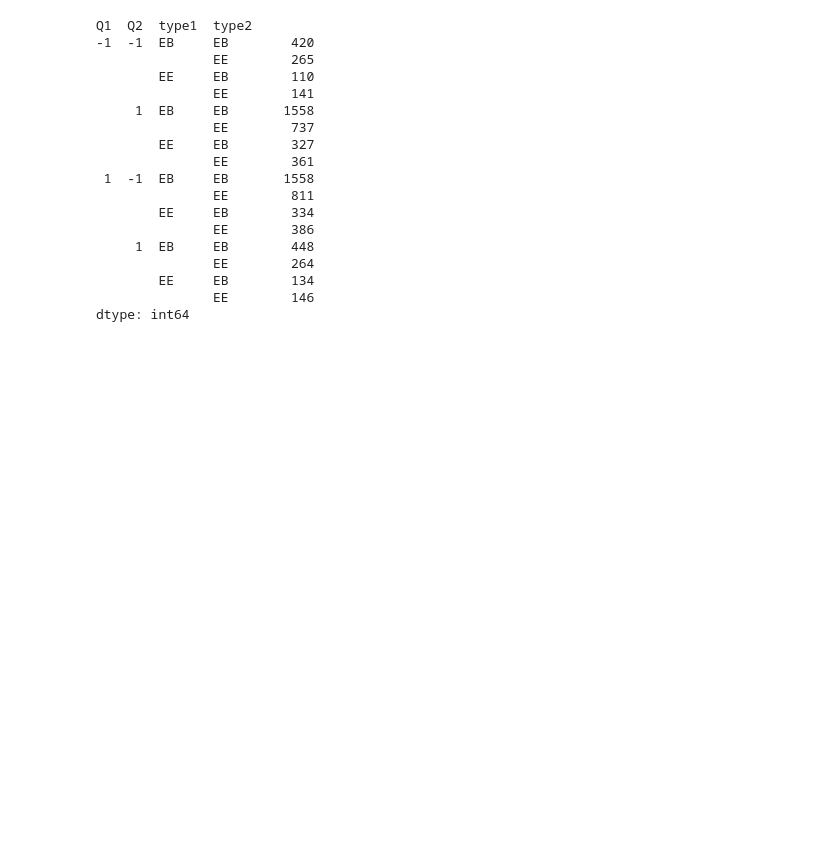
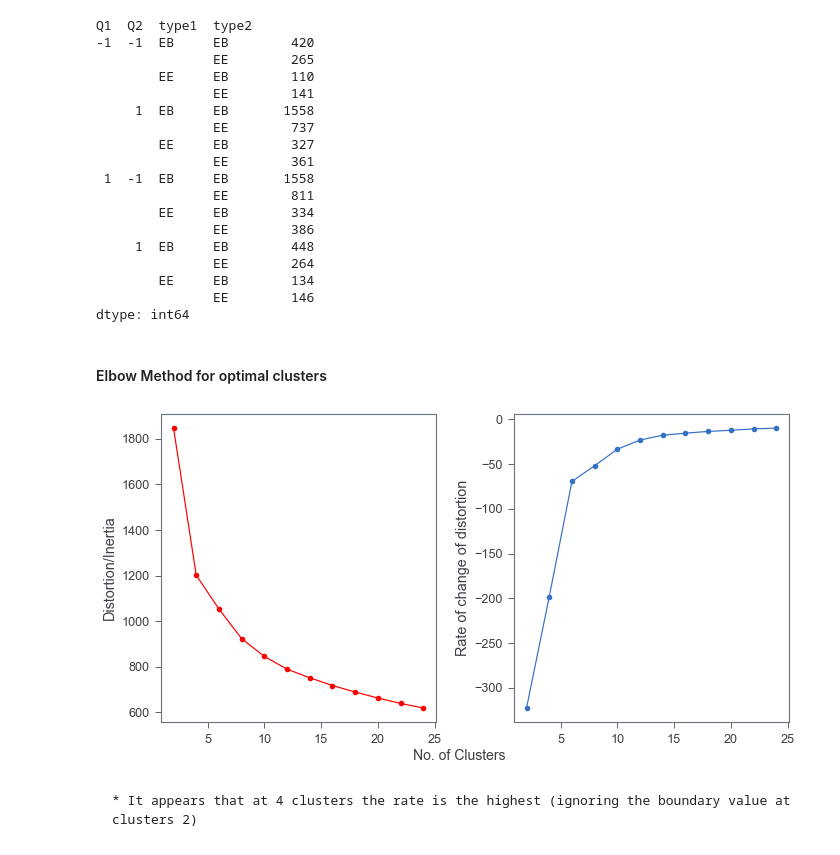
Before and after one commit to sameervk/Unsupervised_ML_of_Z_boson_decay, a Jupyter notebook: Zee-decay_experimental_v1.ipynb, the cells around one changed output. Saved outputs shown, nothing was run; the diff lists cells and outputs as text; code cells hidden in the pictures; blank space fills up the shorter version.

Commit message:
Elbow method for optimal clusters in KMeans

```diff
--- a/Zee-decay_experimental_v1.ipynb
+++ b/Zee-decay_experimental_v1.ipynb
@@ -298,6 +298,30 @@ Q1  Q2  type1  type2
         EE     EB        134
                EE        146
 dtype: int64
+# %% [markdown]
+#### Elbow Method for optimal clusters
+# %%
+distortion = []
+
+for i in range(2,25,2):
+    kmeans =KMeans(n_clusters=i)
+    kmeans.fit(scaled_traindata)
+    distortion.append(kmeans.inertia_)
+# %%
+fig1, ax1 = plt.subplots(nrows=1, ncols=2, sharex = True, figsize=(10,5))
+ax1[0].plot(range(2,25,2), distortion, marker = 'o', color = 'red')
+ax1[1].plot(range(2,25,2), np.gradient(distortion, range(2,25,2)), marker = 'o')
+# ax1[0].set_xlabel('No. of Clusters')
+# ax1[0].xaxis.set_label_coords(1.3, -0.1)
+ax1[0].set_ylabel('Distortion/Inertia')
+ax1[1].set_ylabel('Rate of change of distortion')
+fig1.text(x = 0.45, y = 0, s='No. of Clusters', fontsize = 14)
+fig1.tight_layout()
+plt.show()
+# %% [output]
+[figure, added]
+# %% [markdown]
+    * It appears that at 4 clusters the rate is the highest (ignoring the boundary value at clusters 2)
 # %%
 from sklearn.model_selection import KFold
 # %%
```
